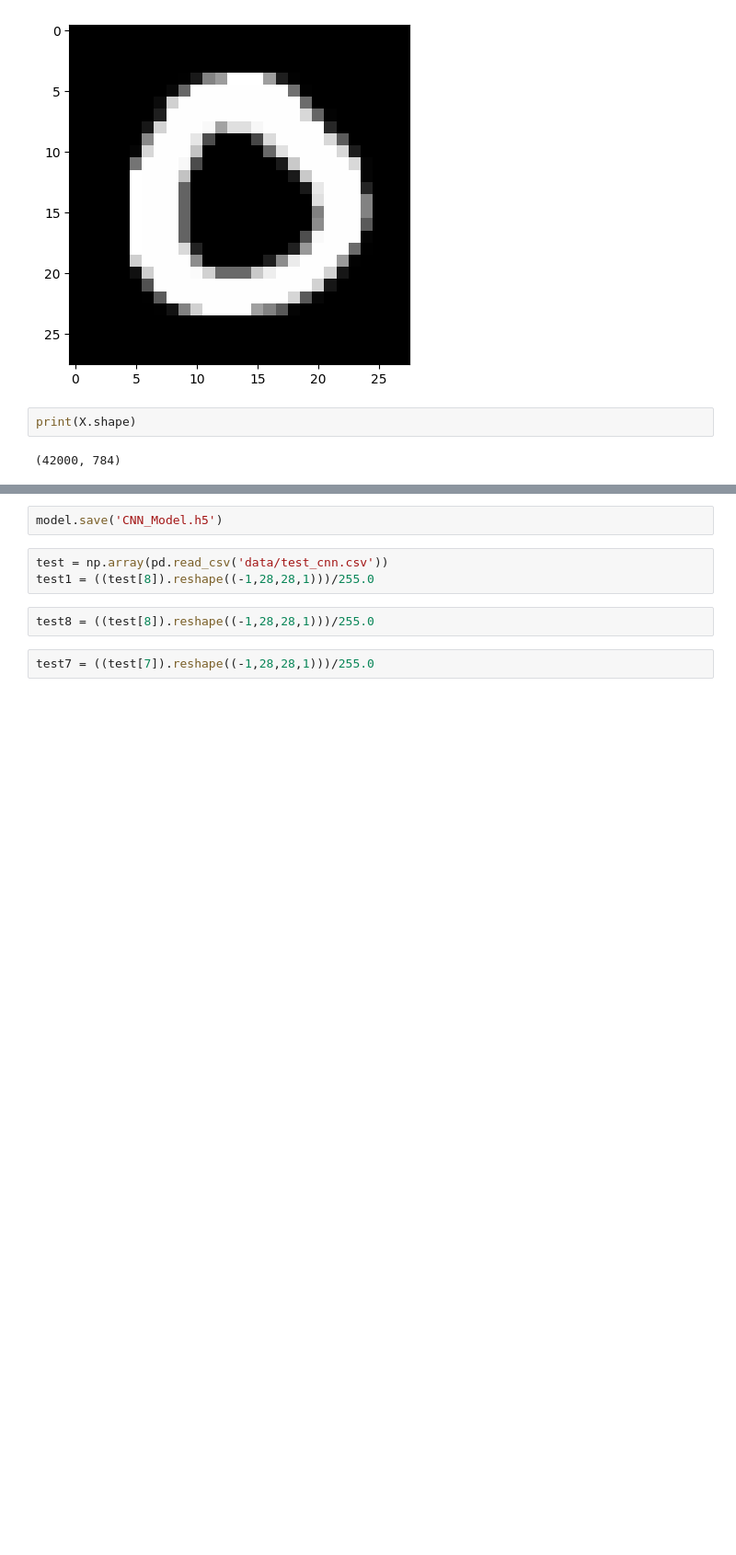
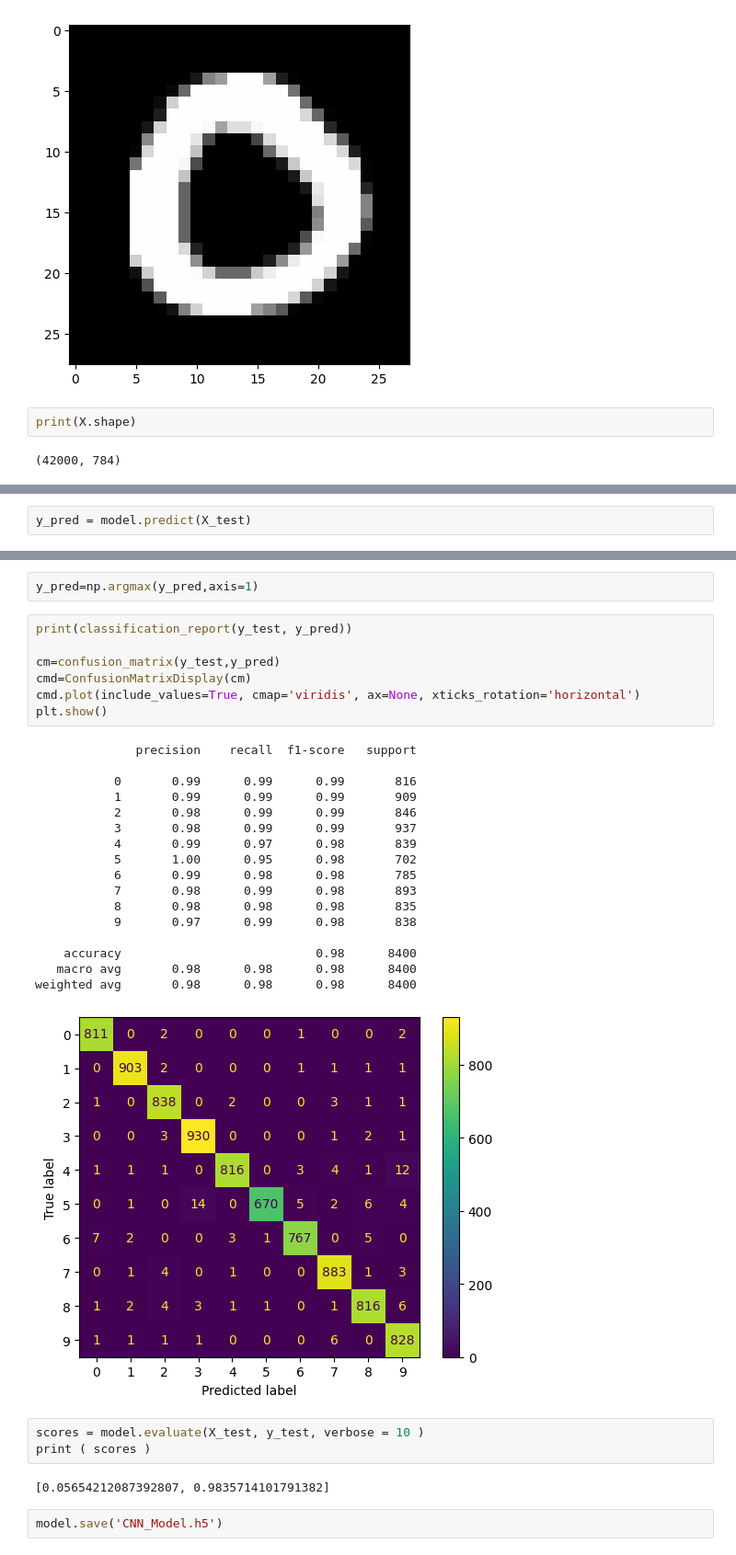
Before and after one commit to ASAKHRI/projet_CNN, a Jupyter notebook: projet_cnn.ipynb, the cells around one changed output, grey strips where cells are left out. Shown: that part at 92% size. Drawn from its saved outputs; the diff is of its cells as text; blank space fills up the shorter version.

```diff
--- a/projet_cnn.ipynb
+++ b/projet_cnn.ipynb
@@ -207,0 +319,2 @@ dtype: int64
+# %%
+y_pred = model.predict(X_test)
@@ -208,9 +323,34 @@ dtype: int64
+# %%
+y_pred=np.argmax(y_pred,axis=1)
+# %%
+print(classification_report(y_test, y_pred))
+
+cm=confusion_matrix(y_test,y_pred)
+cmd=ConfusionMatrixDisplay(cm)
+cmd.plot(include_values=True, cmap='viridis', ax=None, xticks_rotation='horizontal')
+plt.show()
+# %% [output]
+              precision    recall  f1-score   support
+
+           0       0.99      0.99      0.99       816
+           1       0.99      0.99      0.99       909
+           2       0.98      0.99      0.99       846
+           3       0.98      0.99      0.99       937
+           4       0.99      0.97      0.98       839
+           5       1.00      0.95      0.98       702
+           6       0.99      0.98      0.98       785
+           7       0.98      0.99      0.98       893
+           8       0.98      0.98      0.98       835
+           9       0.97      0.99      0.98       838
+
+    accuracy                           0.98      8400
+   macro avg       0.98      0.98      0.98      8400
+weighted avg       0.98      0.98      0.98      8400
+[figure, added]
+# %%
+scores = model.evaluate(X_test, y_test, verbose = 10 )
+print ( scores )
+# %% [output]
+[0.05654212087392807, 0.9835714101791382]
 # %%
 model.save('CNN_Model.h5')
-# %%
-test = np.array(pd.read_csv('data/test_cnn.csv'))
-test1 = ((test[8]).reshape((-1,28,28,1)))/255.0
-# %%
-test8 = ((test[8]).reshape((-1,28,28,1)))/255.0
-# %%
-test7 = ((test[7]).reshape((-1,28,28,1)))/255.0
```
Also changed, not shown: parts of 34 cells of this notebook, 2 other files.
